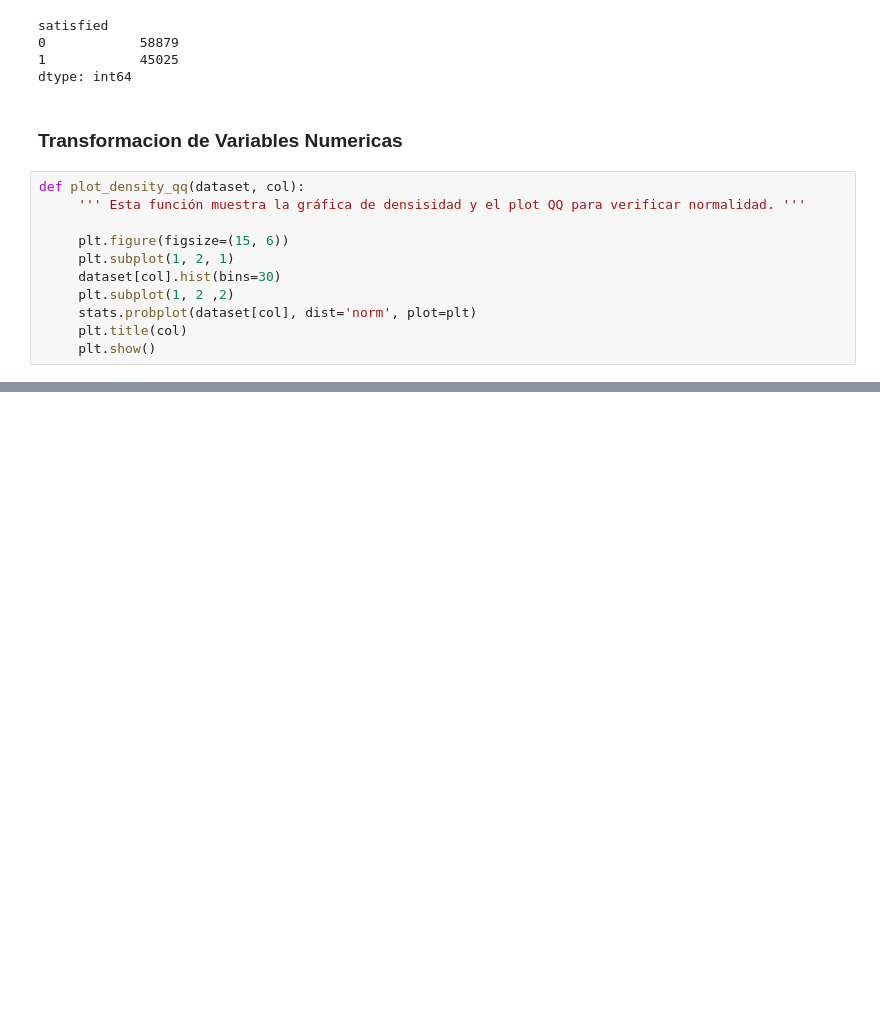
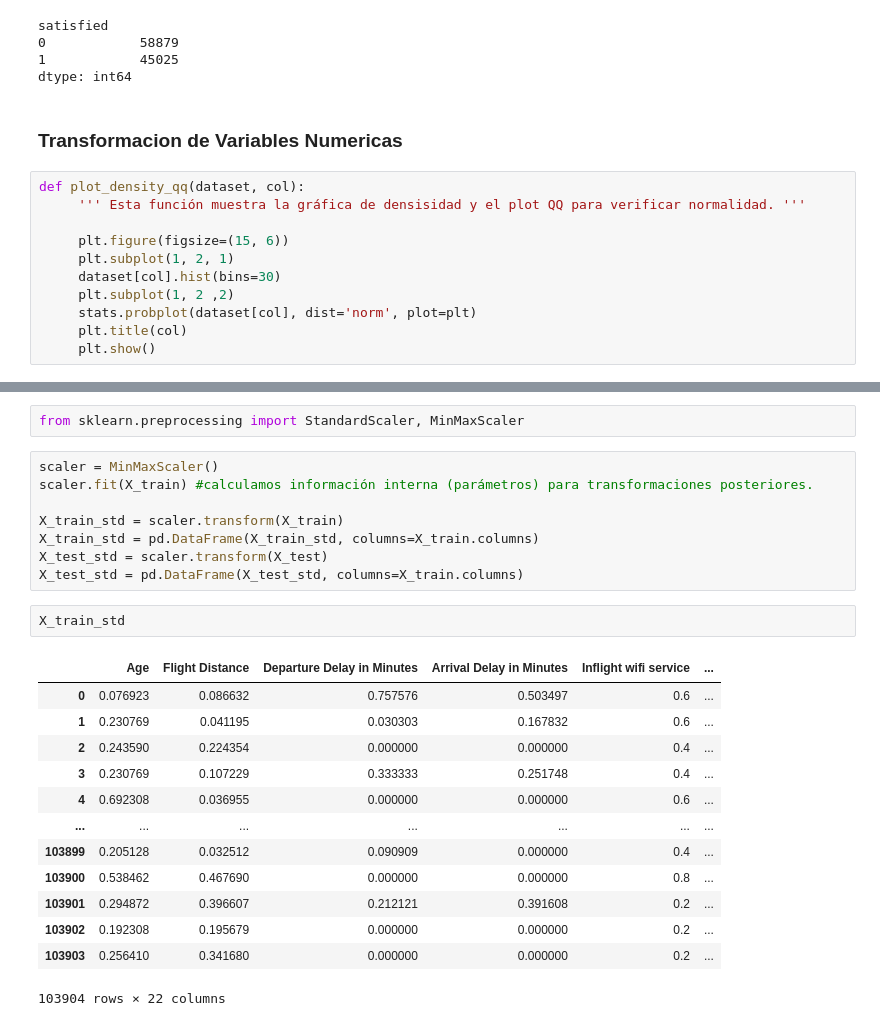
Before and after one commit to am23006810/StatisticalLearningI-ProyectoFinal, a Jupyter notebook: proyectofinal.ipynb, the cells around one changed output, grey strips where cells are left out. Drawn from its saved outputs; the diff is of its cells as text; blank space fills up the shorter version.

Commit message:
ya se hizo hasta el scaler de los parametros

```diff
--- a/proyectofinal.ipynb
+++ b/proyectofinal.ipynb
@@ -432,0 +498,26 @@ for col in X_train.columns:
+# %%
+from sklearn.preprocessing import StandardScaler, MinMaxScaler
+# %%
+scaler = MinMaxScaler()
+scaler.fit(X_train) #calculamos información interna (parámetros) para transformaciones posteriores.
+
+X_train_std = scaler.transform(X_train)
+X_train_std = pd.DataFrame(X_train_std, columns=X_train.columns)
+X_test_std = scaler.transform(X_test)
+X_test_std = pd.DataFrame(X_test_std, columns=X_train.columns)
+# %%
+X_train_std
+# %% [output]
+|  | Age | Flight Distance | Departure Delay in Minutes | Arrival Delay in Minutes | Inflight wifi service | ... |
+| 0 | 0.076923 | 0.086632 | 0.757576 | 0.503497 | 0.6 | ... |
+| 1 | 0.230769 | 0.041195 | 0.030303 | 0.167832 | 0.6 | ... |
+| 2 | 0.243590 | 0.224354 | 0.000000 | 0.000000 | 0.4 | ... |
+| 3 | 0.230769 | 0.107229 | 0.333333 | 0.251748 | 0.4 | ... |
+| 4 | 0.692308 | 0.036955 | 0.000000 | 0.000000 | 0.6 | ... |
+| ... | ... | ... | ... | ... | ... | ... |
+| 103899 | 0.205128 | 0.032512 | 0.090909 | 0.000000 | 0.4 | ... |
+| 103900 | 0.538462 | 0.467690 | 0.000000 | 0.000000 | 0.8 | ... |
+| 103901 | 0.294872 | 0.396607 | 0.212121 | 0.391608 | 0.2 | ... |
+| 103902 | 0.192308 | 0.195679 | 0.000000 | 0.000000 | 0.2 | ... |
+| 103903 | 0.256410 | 0.341680 | 0.000000 | 0.000000 | 0.2 | ... |
+103904 rows × 22 columns
```
Also changed, not shown: parts of 12 cells of this notebook.
